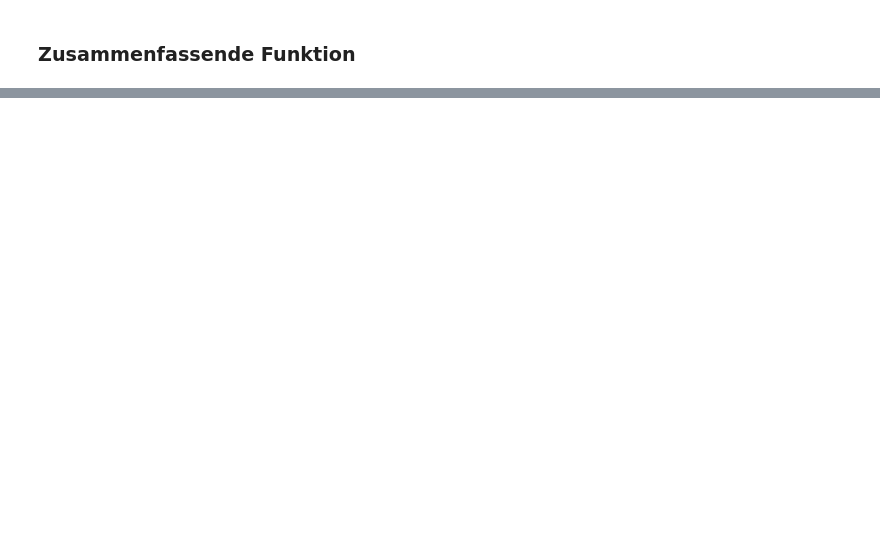
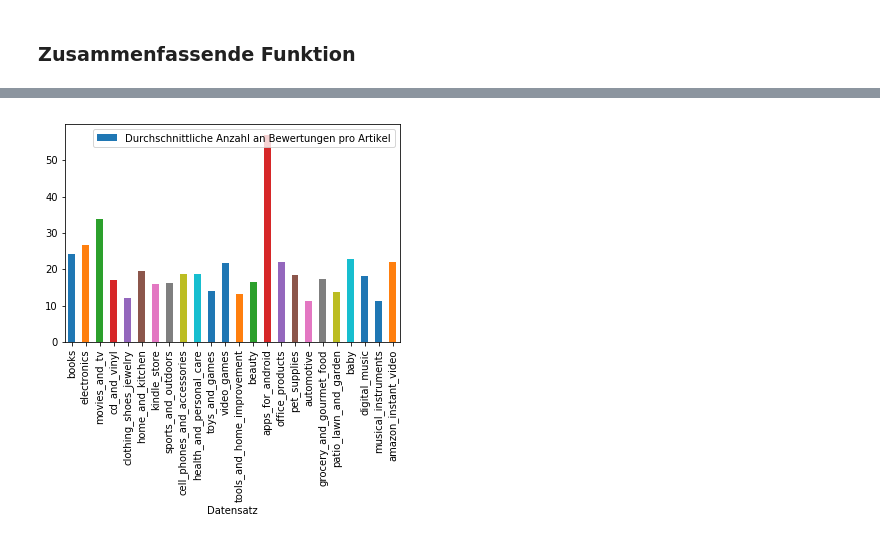
Before and after one commit to VDegraf/PS_AIS_WS18, a Jupyter notebook: Data_Understanding/data_understanding_1.ipynb, the cells around one changed output, grey strips where cells are left out. Drawn from its saved outputs; the diff is of its cells as text; code cells hidden in the pictures; blank space fills up the shorter version.

```diff
--- a/Data_Understanding/data_understanding_1.ipynb
+++ b/Data_Understanding/data_understanding_1.ipynb
@@ -267,0 +297,6 @@ amazon_instant_video
+# %%
+df3= pd.read_csv("./Data_understanding_csv/all_reviews.csv")
+# %%
+ax=df3.plot.bar(x="Datensatz",y="Durchschnittliche Anzahl an Bewertungen pro Artikel")
+# %% [output]
+[figure, added]
```
Also changed, not shown: parts of 14 cells of this notebook.
